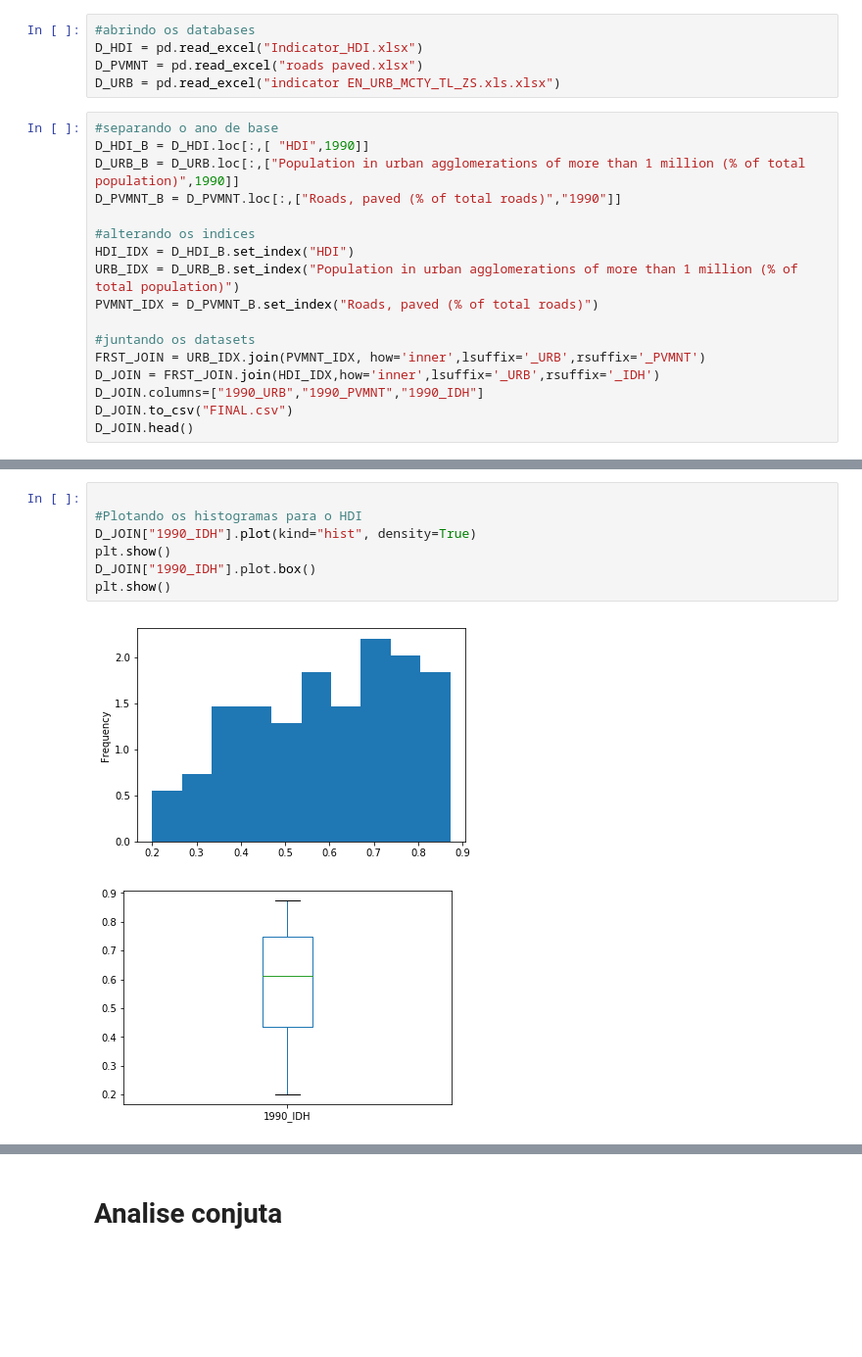
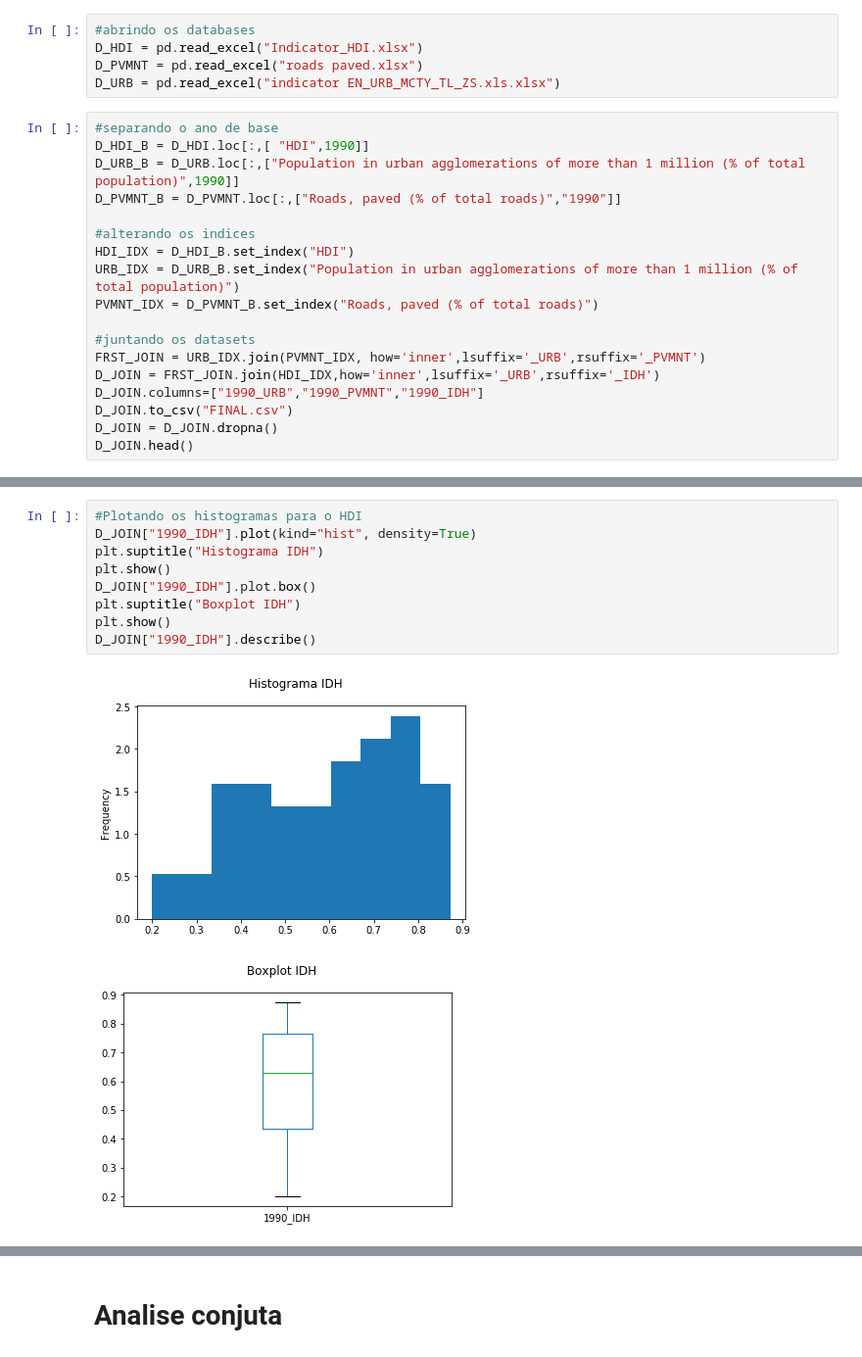
Before and after one commit to rafikli/projeto-1-CD, a Jupyter notebook: Projeto 1 DADOS.ipynb, the cells around one changed output, grey strips where cells are left out. Shown at 98% size. Saved outputs shown, nothing was run; the diff lists cells and outputs as text; blank space fills up the shorter version.

```diff
--- a/Projeto 1 DADOS.ipynb
+++ b/Projeto 1 DADOS.ipynb
@@ -29,6 +38,7 @@ FRST_JOIN = URB_IDX.join(PVMNT_IDX, how='inner',lsuffix='_URB',rsuffix='_PVMNT')
 D_JOIN = FRST_JOIN.join(HDI_IDX,how='inner',lsuffix='_URB',rsuffix='_IDH')
 D_JOIN.columns=["1990_URB","1990_PVMNT","1990_IDH"]
 D_JOIN.to_csv("FINAL.csv")
+D_JOIN = D_JOIN.dropna()
 D_JOIN.head()
 # %% [output]
 |  | 1990_URB | 1990_PVMNT | 1990_IDH |
@@ -51,12 +63,14 @@ D_JOIN.head()
 
 ## Ultilizando as ferramentas boxplot e histograma para cada variavel:
 # %%
-
 #Plotando os histogramas para o HDI
 D_JOIN["1990_IDH"].plot(kind="hist", density=True)
+plt.suptitle("Histograma IDH")
 plt.show()
 D_JOIN["1990_IDH"].plot.box()
+plt.suptitle("Boxplot IDH")
 plt.show()
+D_JOIN["1990_IDH"].describe()
 # %% [output]
-[figure, old version]
+[figure, new version]
-[figure, old version]
+[figure, new version]
```
Also changed, not shown: parts of 26 cells of this notebook.
